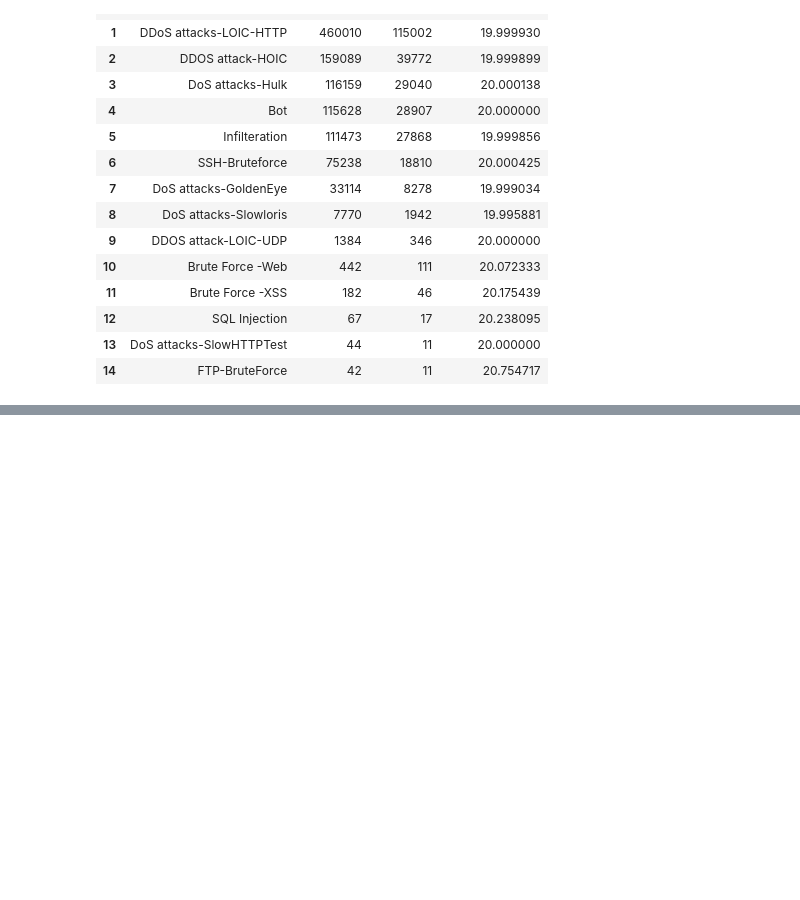
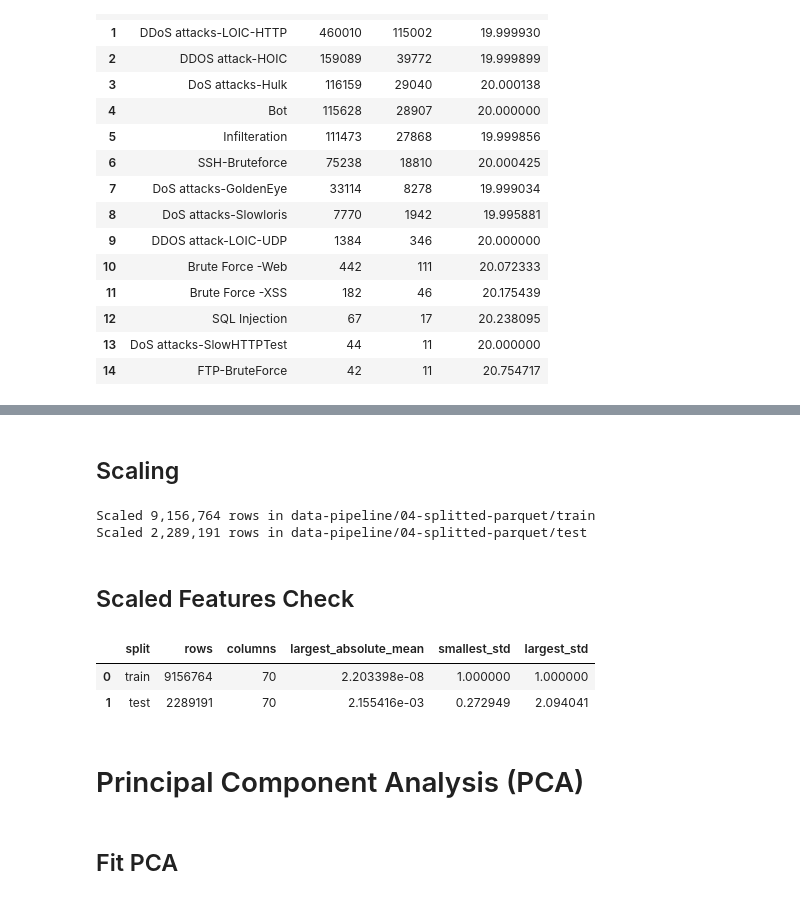
Before and after one commit to JoxNeis/mlids-robustness, a Jupyter notebook: mlids-renewed.ipynb, the cells around one changed output, grey strips where cells are left out. Cells and saved outputs as stored; diff of their text form; code cells hidden in the pictures; blank space fills up the shorter version.

Commit message:
FEAT: StandardScaler, PCA

```diff
--- a/mlids-renewed.ipynb
+++ b/mlids-renewed.ipynb
@@ -73,3 +76,9 @@ PATH_JSON_MINIMIZED_CLASSES_LIST = os.path.join(PATH_FOLDER_CACHE, "minimized-cl
+# %%
+FEATURES_FILE_NAME = "features.parquet"
+LABELS_FILE_NAME = "labels.parquet"
+ENCODED_LABELS_FILE_NAME = "encoded-labels.parquet"
+SCALED_FEATURES_FILE_NAME = "scaled-features.parquet"
+PC_FEATURES_FILE_NAME = "pc-features.parquet"
 # %% [markdown]
 ## Data Processing
 # %%
@@ -1312,0 +1446,2 @@ del results
+# %%
+SPLIT_COLUMN = "split"
@@ -1312,0 +1492,2 @@ del results
+# %% [markdown]
+## Scaling
@@ -1312,0 +1498,39 @@ del results
+# %%
+scale_features_in_all_splits()
+# %% [output]
+Scaled 9,156,764 rows in data-pipeline/04-splitted-parquet/train
+Scaled 2,289,191 rows in data-pipeline/04-splitted-parquet/test
+# %% [markdown]
+## Scaled Features Check
+# %%
+def summarize_features_in_splits(
+    features_file_name: str,
+    split_folder_paths: tuple[str, ...] = (PATH_FOLDER_SPLITTED_DATASET_TRAIN, PATH_FOLDER_SPLITTED_DATASET_TEST),
+    split_column: str = SPLIT_COLUMN,
+) -> pd.DataFrame:
+    records = []
+    for split_folder_path in split_folder_paths:
+        features = pl.scan_parquet(os.path.join(split_folder_path, features_file_name))
+        row_count = features.select(pl.len()).collect().item()
+        means = np.array(features.select(pl.all().mean()).collect(engine="streaming").row(0))
+        standard_deviations = np.array(features.select(pl.all().std()).collect(engine="streaming").row(0))
+
+        record = {
+            split_column: os.path.basename(split_folder_path),
+            ROW_COUNT_COLUMN: row_count,
+            "columns": len(means),
+            "largest_absolute_mean": np.abs(means).max(),
+            "smallest_std": standard_deviations.min(),
+            "largest_std": standard_deviations.max(),
+        }
+        records.append(record)
+
+    return pd.DataFrame(records)
+# %%
+results = summarize_features_in_splits(SCALED_FEATURES_FILE_NAME)
+display(results)
+del results
+# %% [output]
+|  | split | rows | columns | largest_absolute_mean | smallest_std | largest_std |
+| 0 | train | 9156764 | 70 | 2.203398e-08 | 1.000000 | 1.000000 |
+| 1 | test | 2289191 | 70 | 2.155416e-03 | 0.272949 | 2.094041 |
@@ -1312,0 +1550,2 @@ del results
+# %% [markdown]
+# Principal Component Analysis (PCA)
@@ -1312,0 +1559,2 @@ del results
+# %% [markdown]
+## Fit PCA
```
Also changed, not shown: parts of 66 cells of this notebook, 2 other files.
